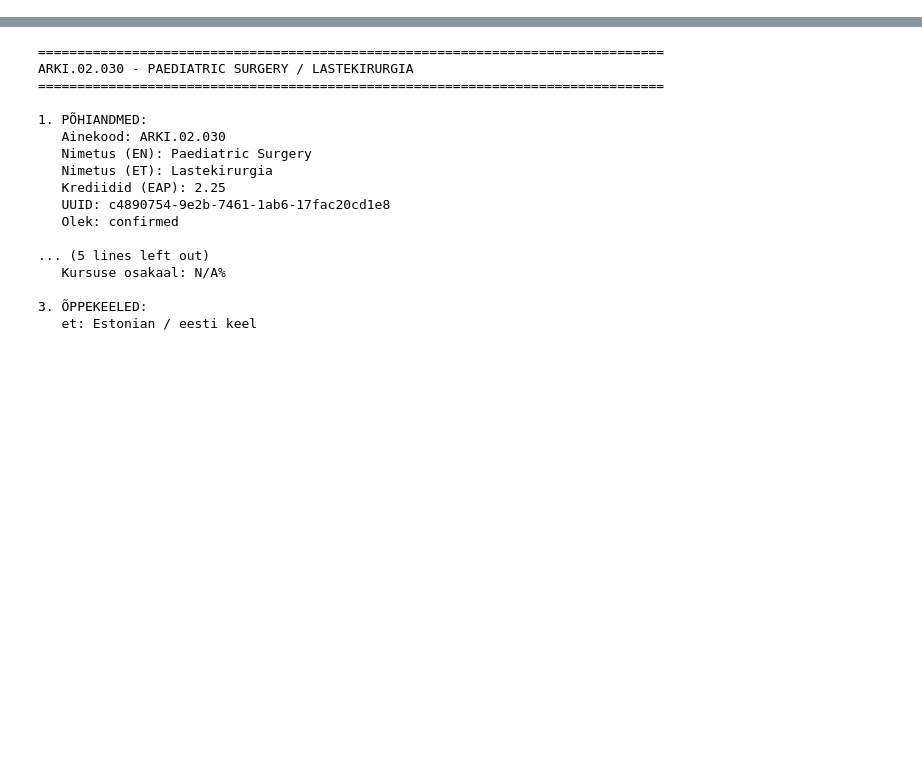
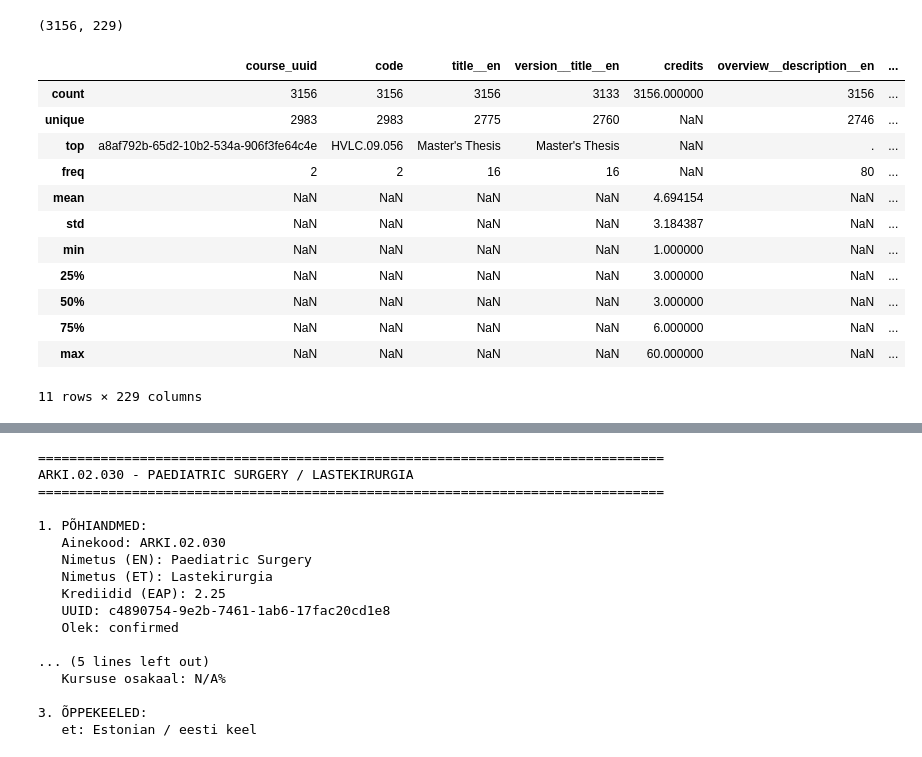
Before and after one commit to heiliaavola/tehisintellekti-rakendamise-projekt, a Jupyter notebook: andmetega_tutvumine.ipynb, the cells around one changed output, grey strips where cells are left out. Drawn from its saved outputs; the diff is of its cells as text; code cells hidden in the pictures; blank space fills up the shorter version.

```diff
--- a/andmetega_tutvumine.ipynb
+++ b/andmetega_tutvumine.ipynb
@@ -22,0 +20,2 @@ See notebook sisaldab detailset analüüsi ainekoodiga **ARKI.02.030** (Paediatr
+# %%
+df = pd.read_csv('data/toorandmed_aasta.csv')
@@ -22,0 +62,20 @@ See notebook sisaldab detailset analüüsi ainekoodiga **ARKI.02.030** (Paediatr
+# %%
+df.shape
+# %% [output]
+(3156, 229)
+# %%
+df.describe(include="all")
+# %% [output]
+|  | course_uuid | code | title__en | version__title__en | credits | overview__description__en | ... |
+| count | 3156 | 3156 | 3156 | 3133 | 3156.000000 | 3156 | ... |
+| unique | 2983 | 2983 | 2775 | 2760 | NaN | 2746 | ... |
+| top | a8af792b-65d2-10b2-534a-906f3fe64c4e | HVLC.09.056 | Master's Thesis | Master's Thesis | NaN | . | ... |
+| freq | 2 | 2 | 16 | 16 | NaN | 80 | ... |
+| mean | NaN | NaN | NaN | NaN | 4.694154 | NaN | ... |
+| std | NaN | NaN | NaN | NaN | 3.184387 | NaN | ... |
+| min | NaN | NaN | NaN | NaN | 1.000000 | NaN | ... |
+| 25% | NaN | NaN | NaN | NaN | 3.000000 | NaN | ... |
+| 50% | NaN | NaN | NaN | NaN | 3.000000 | NaN | ... |
+| 75% | NaN | NaN | NaN | NaN | 6.000000 | NaN | ... |
+| max | NaN | NaN | NaN | NaN | 60.000000 | NaN | ... |
+11 rows × 229 columns
```
Also changed, not shown: parts of 15 cells of this notebook, 18 other files.
